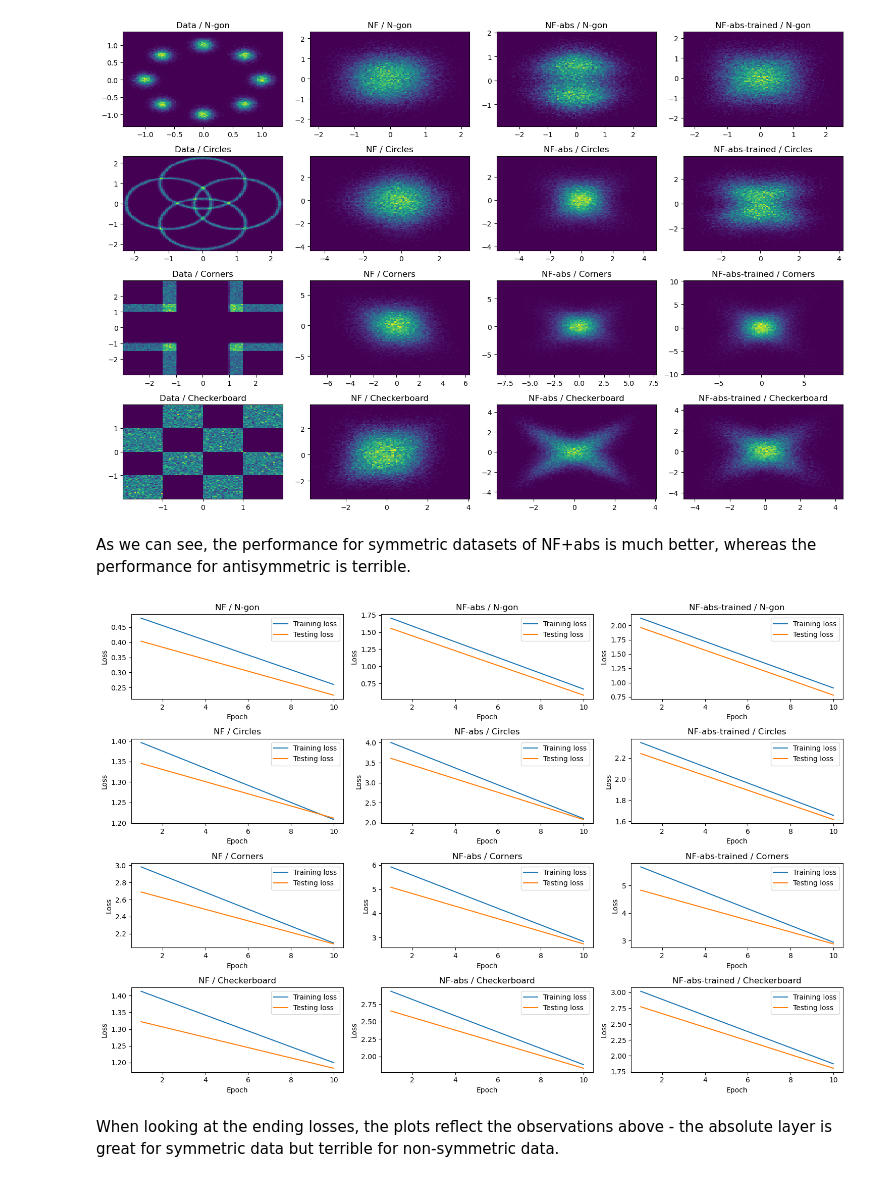
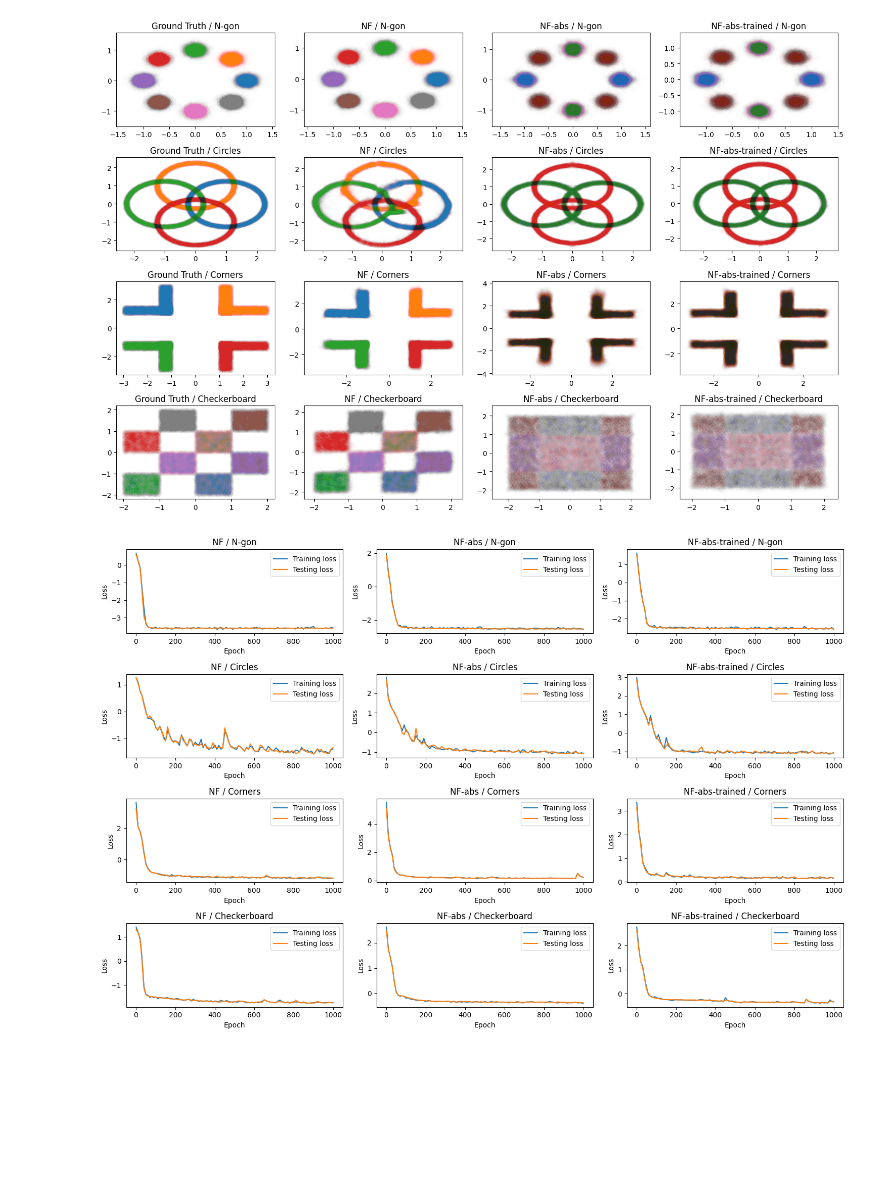
Before and after one commit to xiaoxiae/SurVAE-replication, a Jupyter notebook: notebooks/abs-conditional.ipynb, the cells around one changed output. Saved outputs shown, nothing was run; the diff lists cells and outputs as text; code cells hidden in the pictures; blank space fills up the shorter version.

Commit message:
Notebooks + plot bugfix

```diff
--- a/notebooks/abs-conditional.ipynb
+++ b/notebooks/abs-conditional.ipynb
@@ -41,25 +36,18 @@ default_model_generators = [
 ]
 # %%
 default_datasets = [
-    Dataset(ngon, name="N-gon"),
-    Dataset(circles, name="Circles"),
-    Dataset(corners, name="Corners"),
-    Dataset(checkerboard, name="Checkerboard"),
+    Ngon(name="N-gon"),
+    Circles(name="Circles"),
+    Corners(name="Corners"),
+    Checkerboard(name="Checkerboard"),
 ]
 # %%
-models = train_models(default_model_generators, default_datasets, epochs=10)
+models = train_models(default_model_generators, default_datasets)
 # %%
-plot_models(models, default_datasets)
+plot(models, default_datasets)
 # %% [output]
-[figure, old version]
+[figure, new version]
+[figure, added]
-# %% [markdown]
-As we can see, the performance for symmetric datasets of NF+abs is much better, whereas the performance for antisymmetric is terrible.
-# %%
-plot_losses(models, default_datasets)
-# %% [output]
-[figure, removed]
-# %% [markdown]
-When looking at the ending losses, the plots reflect the observations above - the absolute layer is great for symmetric data but terrible for non-symmetric data.
 # %%
 plot_q_values(models, default_datasets)
 # %% [output]
```
Also changed, not shown: parts of 39 cells of this notebook, 3 other files.
